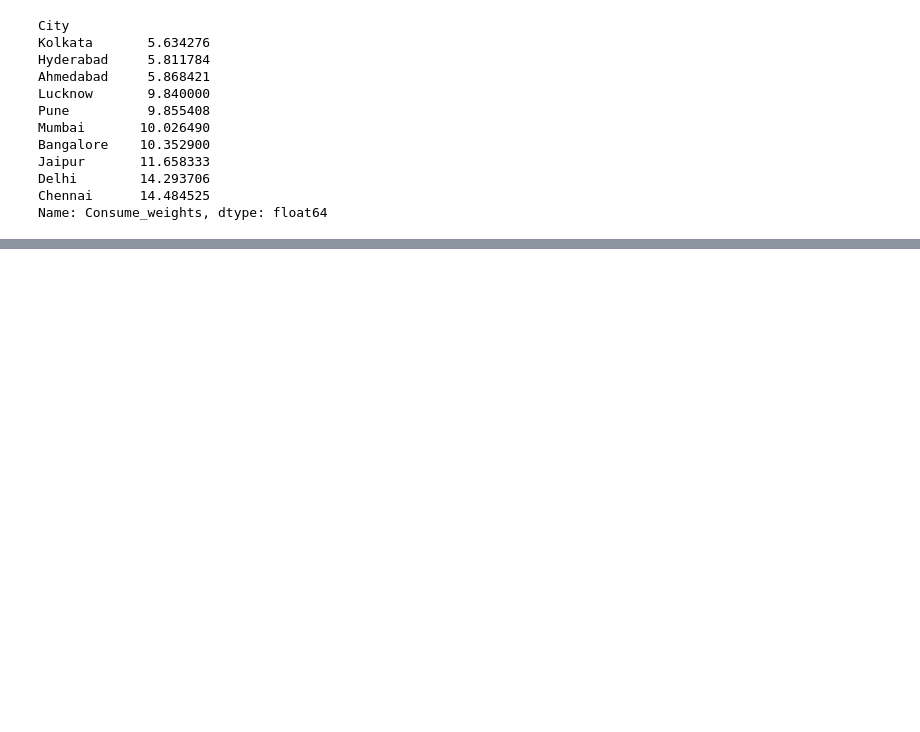
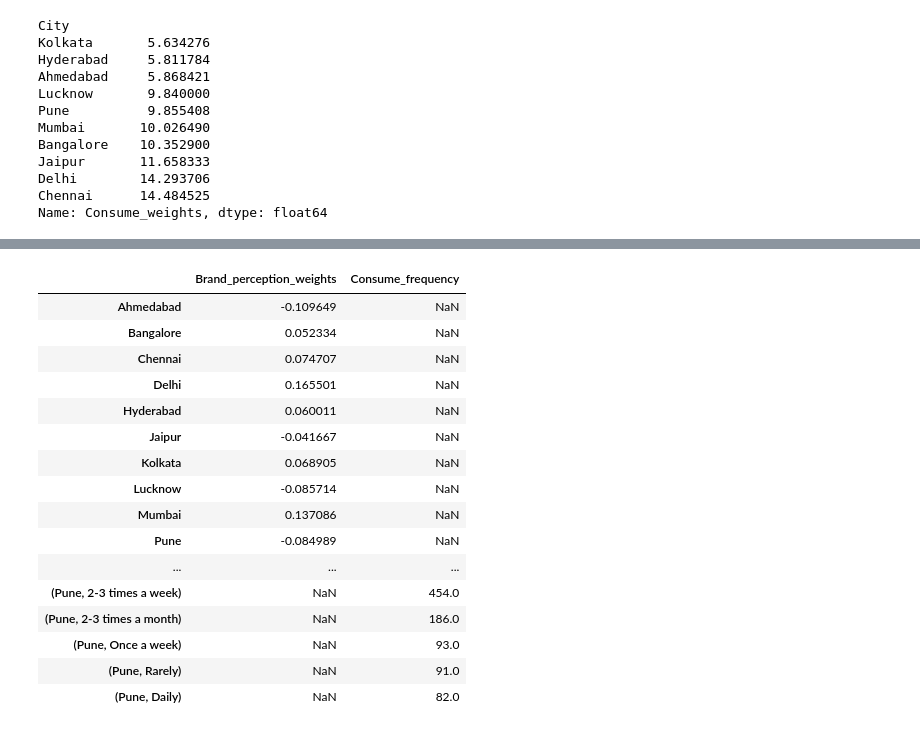
Before and after one commit to sourabhms66/Food_-_Beverage_Marketing, a Jupyter notebook: codes.ipynb, the cells around one changed output, grey strips where cells are left out. Cells and saved outputs as stored; diff of their text form; code cells hidden in the pictures; blank space fills up the shorter version.

```diff
--- a/codes.ipynb
+++ b/codes.ipynb
@@ -507,0 +510,4 @@ Name: Consume_weights, dtype: float64
+# %%
+brand_perception_weights = {'Positive': 1, 'Neutral': 0, 'Negative': -1}
+# %%
+df['Brand_perception_weights'] = df['Brand_perception'].map(brand_perception_weights)
@@ -507,0 +539,23 @@ Name: Consume_weights, dtype: float64
+# %%
+df.groupby('City').agg({
+    'Brand_perception_weights': 'mean',
+    'Consume_frequency': 'value_counts'  # This gives you frequency distribution by city
+})
+# %% [output]
+|  | Brand_perception_weights | Consume_frequency |
+| Ahmedabad | -0.109649 | NaN |
+| Bangalore | 0.052334 | NaN |
+| Chennai | 0.074707 | NaN |
+| Delhi | 0.165501 | NaN |
+| Hyderabad | 0.060011 | NaN |
+| Jaipur | -0.041667 | NaN |
+| Kolkata | 0.068905 | NaN |
+| Lucknow | -0.085714 | NaN |
+| Mumbai | 0.137086 | NaN |
+| Pune | -0.084989 | NaN |
+| ... | ... | ... |
+| (Pune, 2-3 times a week) | NaN | 454.0 |
+| (Pune, 2-3 times a month) | NaN | 186.0 |
+| (Pune, Once a week) | NaN | 93.0 |
+| (Pune, Rarely) | NaN | 91.0 |
+| (Pune, Daily) | NaN | 82.0 |
```
Also changed, not shown: parts of 6 cells of this notebook.
